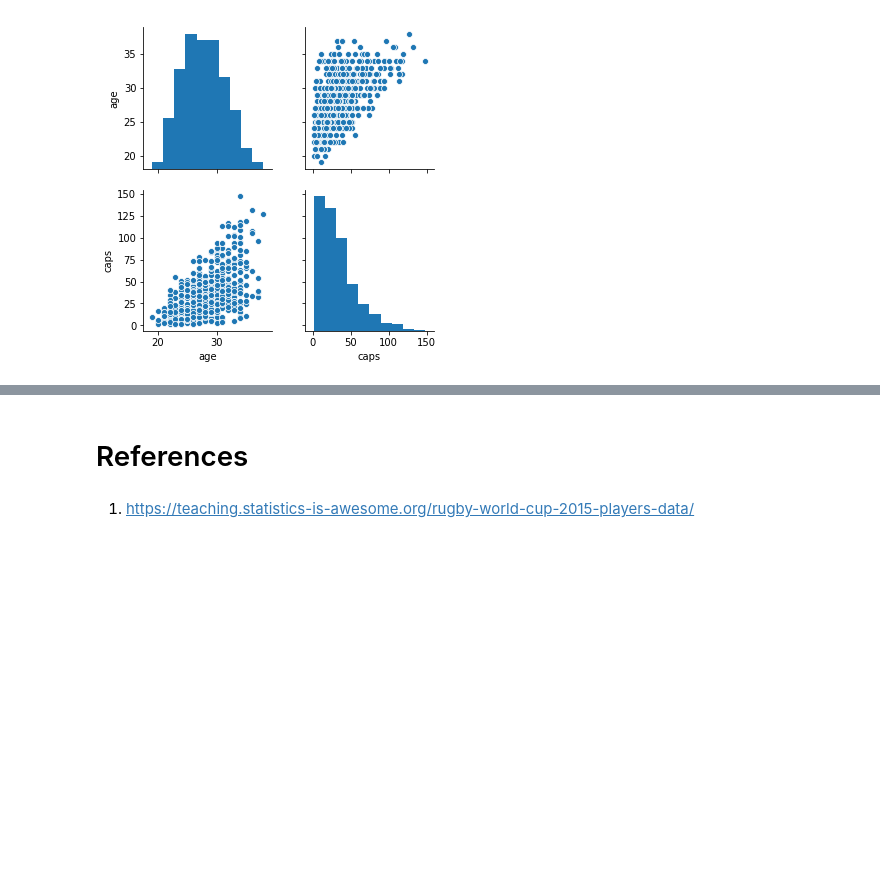
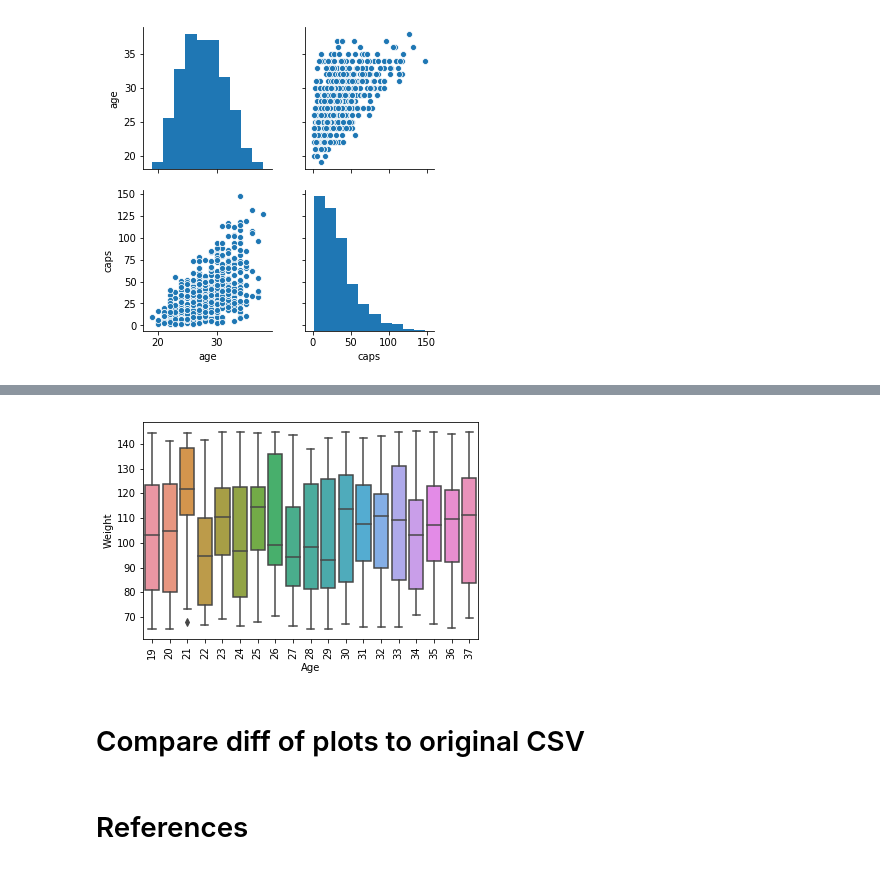
Before and after one commit to rossdavidhunter/Programming_Data_Analysis_Project, a Jupyter notebook: simulation.ipynb, the cells around one changed output, grey strips where cells are left out. Saved outputs shown, nothing was run; the diff lists cells and outputs as text; code cells hidden in the pictures; blank space fills up the shorter version.

```diff
--- a/simulation.ipynb
+++ b/simulation.ipynb
@@ -299,4 +358,12 @@ df.describe()
+# %%
+# comparison of weights to age using simulated data
+
+plot = sns.boxplot(x="Age", y="Weight", data=Simtable)
+plot.set_xticklabels(plot.get_xticklabels(), rotation=90)
+plt.show()
+# %% [output]
+[figure, added]
+# %% [markdown]
+# Compare diff of plots to original CSV
 # %% [markdown]
 # References
-# %% [markdown]
-1. https://teaching.statistics-is-awesome.org/rugby-world-cup-2015-players-data/
```
Also changed, not shown: parts of 34 cells of this notebook, 2 other files.
